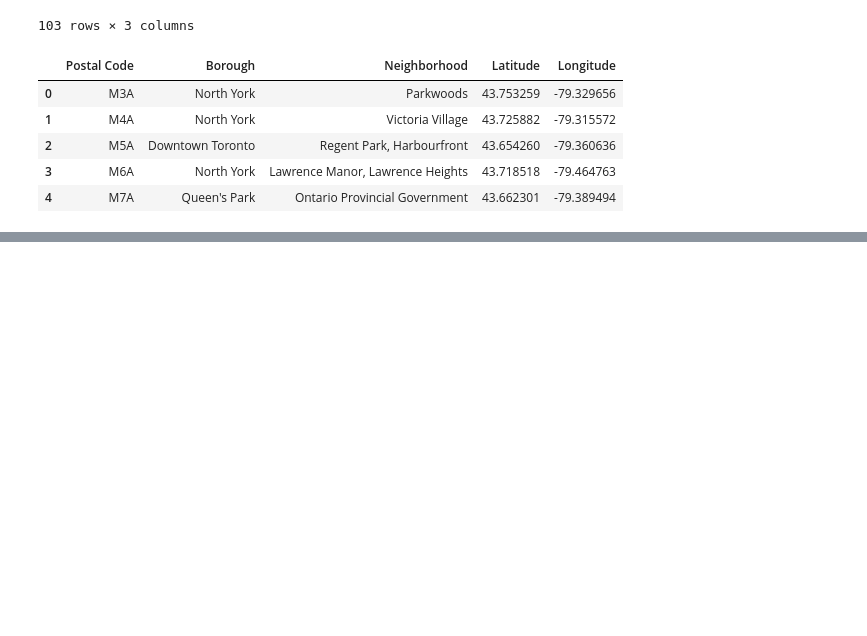
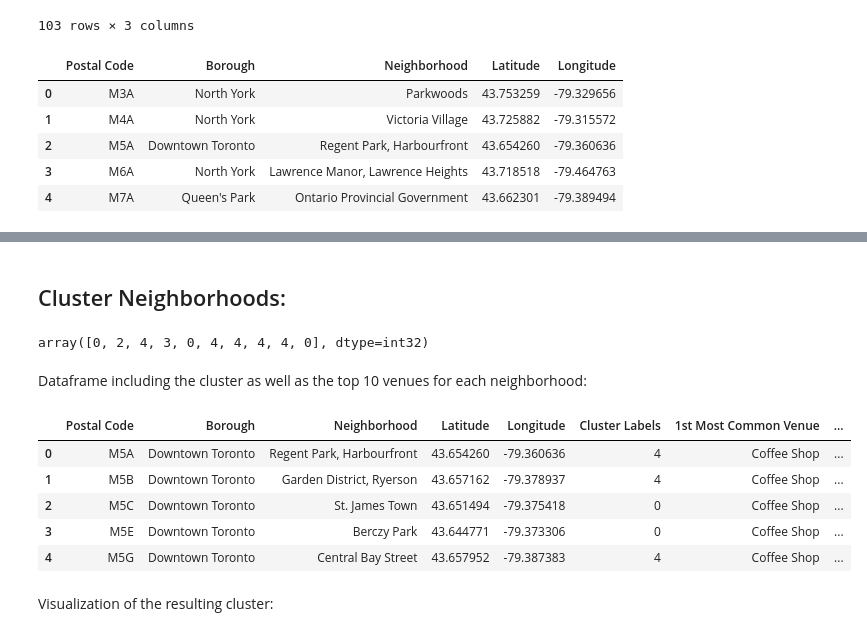
Before and after one commit to vietaminb/Coursera_Capstone, a Jupyter notebook: Segmenting and Clustering Neighborhoods in Toronto.ipynb, the cells around one changed output, grey strips where cells are left out. Drawn from its saved outputs; the diff is of its cells as text; code cells hidden in the pictures; blank space fills up the shorter version.

```diff
--- a/Segmenting and Clustering Neighborhoods in Toronto.ipynb
+++ b/Segmenting and Clustering Neighborhoods in Toronto.ipynb
@@ -99,0 +535,36 @@ df.head()
+# %% [markdown]
+## Cluster Neighborhoods:
+# %%
+# set number of clusters
+kclusters = 5
+
+downtown_grouped_clustering = downtown_grouped.drop('Neighborhood', 1)
+
+# run k-means clustering
+kmeans = KMeans(n_clusters=kclusters, random_state=0).fit(downtown_grouped_clustering)
+
+# check cluster labels generated for each row in the dataframe
+kmeans.labels_[0:10]
+# %% [output]
+array([0, 2, 4, 3, 0, 4, 4, 4, 4, 0], dtype=int32)
+# %% [markdown]
+Dataframe including the cluster as well as the top 10 venues for each neighborhood:
+# %%
+# add clustering labels
+neighborhoods_venues_sorted.insert(0, 'Cluster Labels', kmeans.labels_)
+
+downtown_merged = downtown_data
+
+# merge downtown_grouped with downtown_data to add latitude/longitude for each neighborhood
+downtown_merged = downtown_merged.join(neighborhoods_venues_sorted.set_index('Neighborhood'), on='Neighborhood')
+
+downtown_merged.head()
+# %% [output]
+|  | Postal Code | Borough | Neighborhood | Latitude | Longitude | Cluster Labels | 1st Most Common Venue | ... |
+| 0 | M5A | Downtown Toronto | Regent Park, Harbourfront | 43.654260 | -79.360636 | 4 | Coffee Shop | ... |
+| 1 | M5B | Downtown Toronto | Garden District, Ryerson | 43.657162 | -79.378937 | 4 | Coffee Shop | ... |
+| 2 | M5C | Downtown Toronto | St. James Town | 43.651494 | -79.375418 | 0 | Coffee Shop | ... |
+| 3 | M5E | Downtown Toronto | Berczy Park | 43.644771 | -79.373306 | 0 | Coffee Shop | ... |
+| 4 | M5G | Downtown Toronto | Central Bay Street | 43.657952 | -79.387383 | 4 | Coffee Shop | ... |
+# %% [markdown]
+Visualization of the resulting cluster:
```
Also changed, not shown: parts of 67 cells of this notebook.
